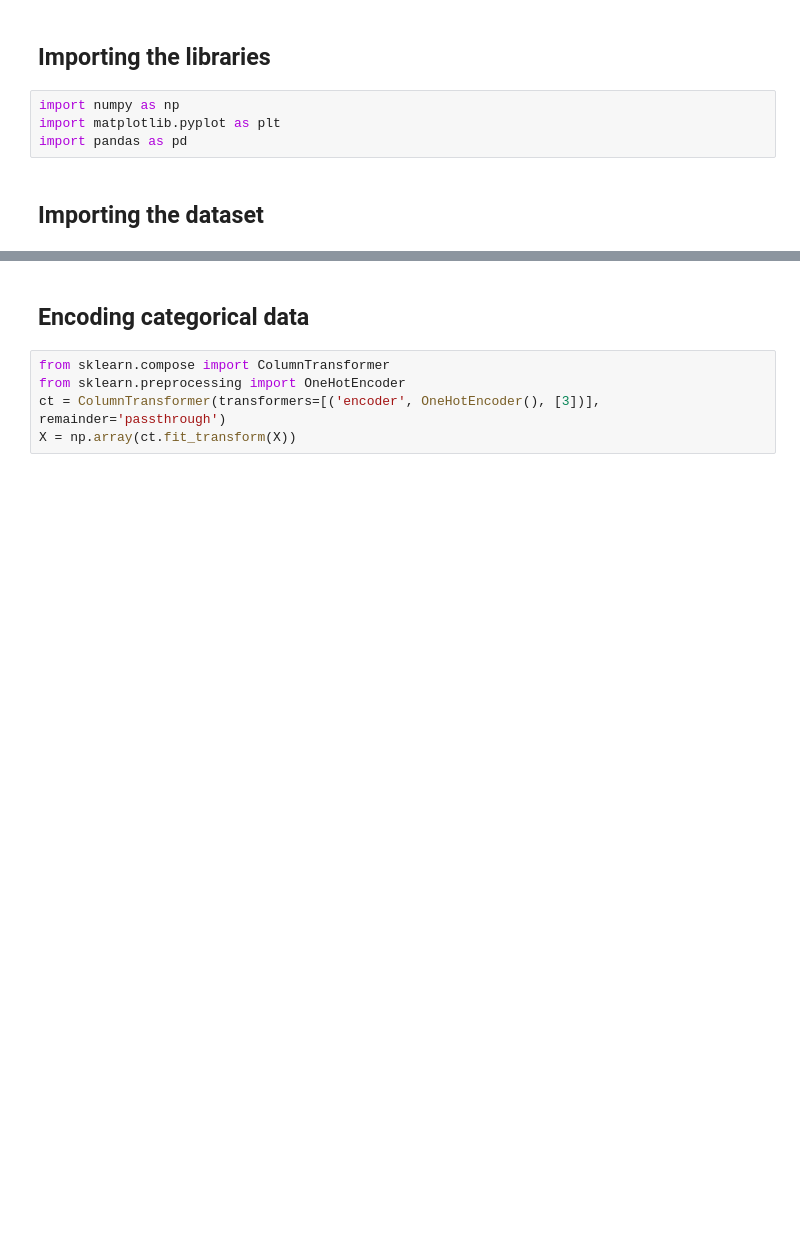
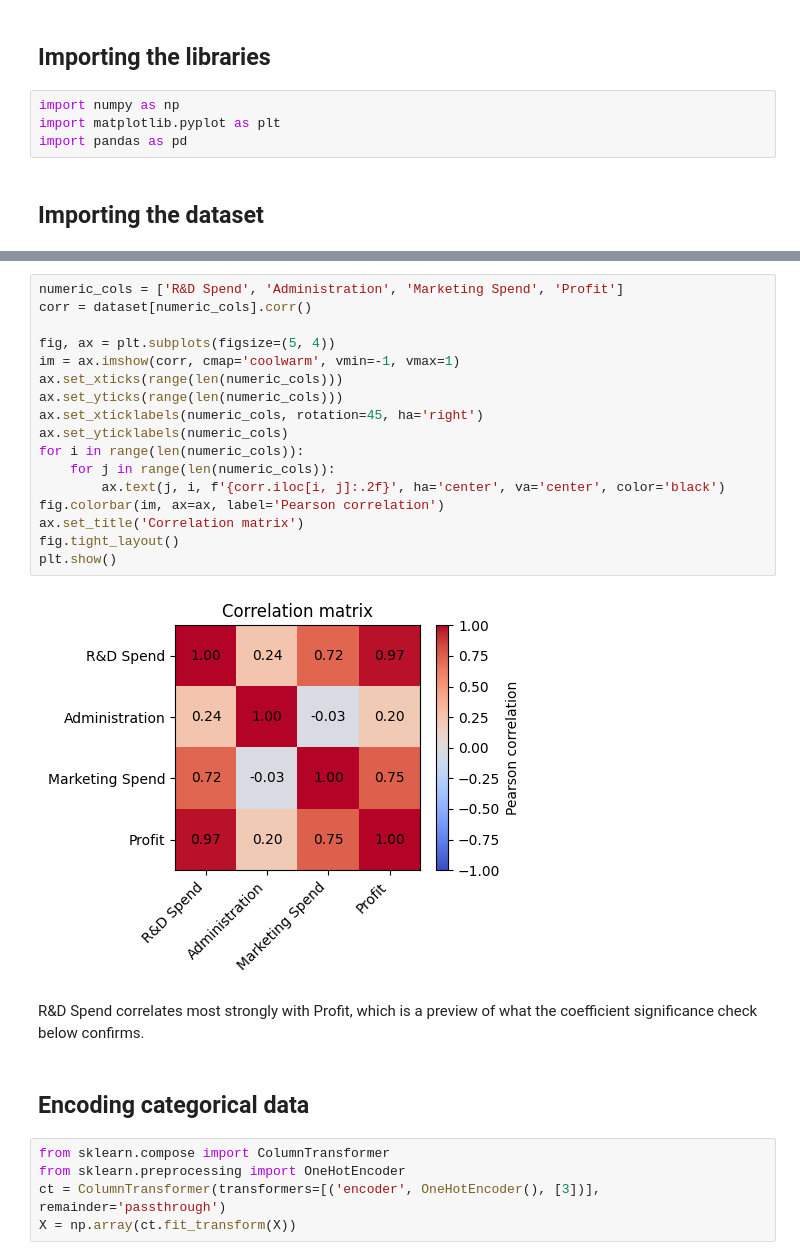
Before and after one commit to SinaLYZ/Machine-Learning-A-Z, a Jupyter notebook: 03-multiple-linear-regression/multiple_linear_regression.ipynb, the cells around one changed output, grey strips where cells are left out. Saved outputs shown, nothing was run; the diff lists cells and outputs as text; blank space fills up the shorter version.

```diff
--- a/03-multiple-linear-regression/multiple_linear_regression.ipynb
+++ b/03-multiple-linear-regression/multiple_linear_regression.ipynb
@@ -35,3 +29,24 @@ print(X)
+# %%
+numeric_cols = ['R&D Spend', 'Administration', 'Marketing Spend', 'Profit']
+corr = dataset[numeric_cols].corr()
+
+fig, ax = plt.subplots(figsize=(5, 4))
+im = ax.imshow(corr, cmap='coolwarm', vmin=-1, vmax=1)
+ax.set_xticks(range(len(numeric_cols)))
+ax.set_yticks(range(len(numeric_cols)))
+ax.set_xticklabels(numeric_cols, rotation=45, ha='right')
+ax.set_yticklabels(numeric_cols)
+for i in range(len(numeric_cols)):
+    for j in range(len(numeric_cols)):
+        ax.text(j, i, f'{corr.iloc[i, j]:.2f}', ha='center', va='center', color='black')
+fig.colorbar(im, ax=ax, label='Pearson correlation')
+ax.set_title('Correlation matrix')
+fig.tight_layout()
+plt.show()
+# %% [output]
+[figure, added]
+# %% [markdown]
+R&D Spend correlates most strongly with Profit, which is a preview of what the coefficient significance check below confirms.
 # %% [markdown]
 ## Encoding categorical data
 # %%
```
Also changed, not shown: parts of 23 cells of this notebook, 9 other files.
